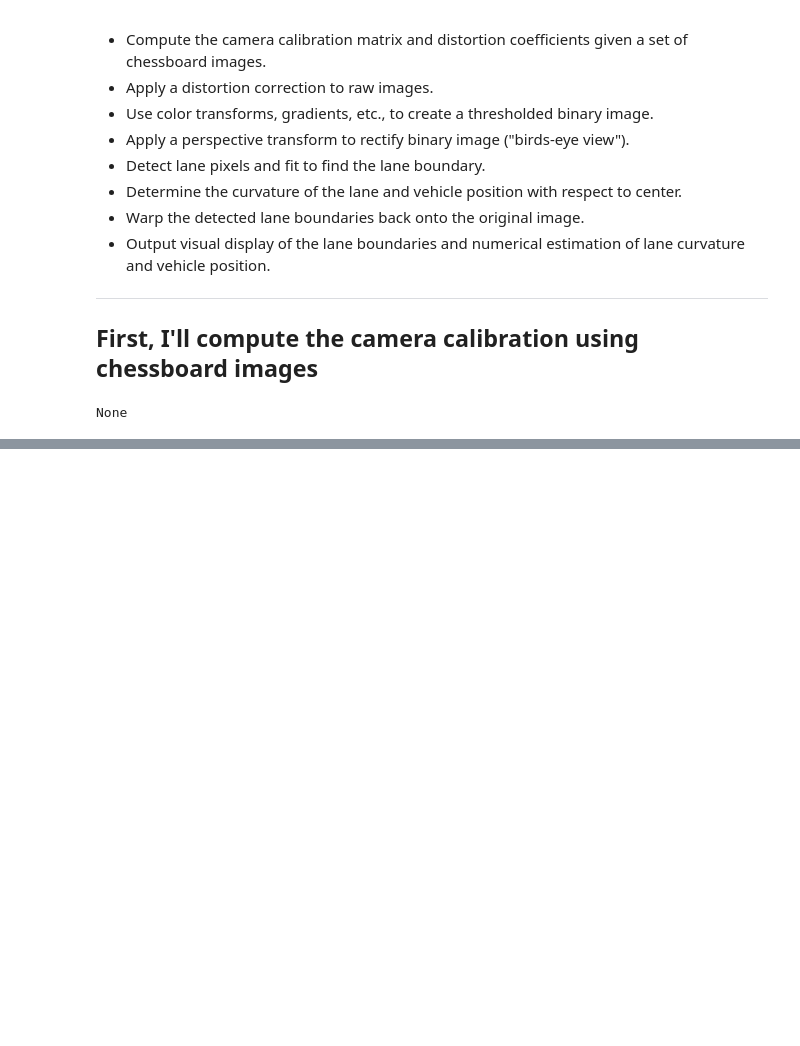
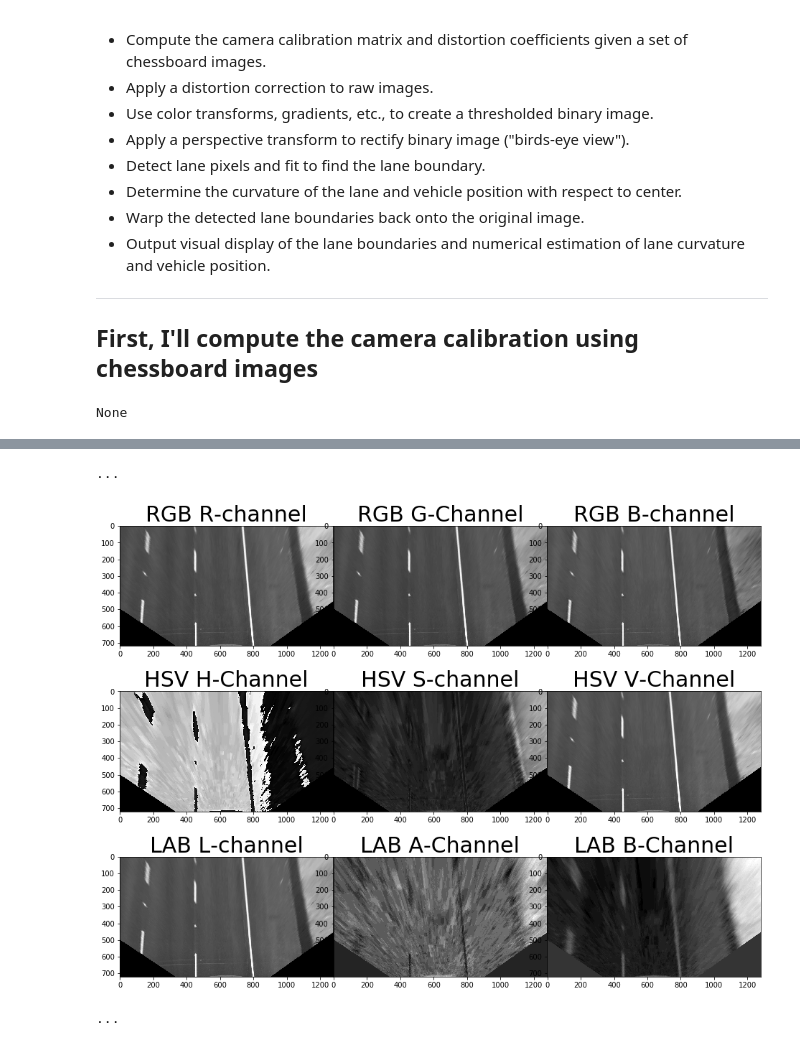
Before and after one commit to balakrishnan273818/AdvancedLaneDetection, a Jupyter notebook: example.ipynb, the cells around one changed output, grey strips where cells are left out. Drawn from its saved outputs; the diff is of its cells as text; code cells hidden in the pictures; blank space fills up the shorter version.

```diff
--- a/example.ipynb
+++ b/example.ipynb
@@ -192,0 +237,61 @@ plt.subplots_adjust(left=0., right=1, top=0.9, bottom=0.)
+# %%
+# Visualize multiple color space channels
+exampleImg_unwarp_R = exampleImg_unwarp[:,:,0]
+exampleImg_unwarp_G = exampleImg_unwarp[:,:,1]
+exampleImg_unwarp_B = exampleImg_unwarp[:,:,2]
+exampleImg_unwarp_HSV = cv2.cvtColor(exampleImg_unwarp, cv2.COLOR_RGB2HSV)
+exampleImg_unwarp_H = exampleImg_unwarp_HSV[:,:,0]
+exampleImg_unwarp_S = exampleImg_unwarp_HSV[:,:,1]
+exampleImg_unwarp_V = exampleImg_unwarp_HSV[:,:,2]
+exampleImg_unwarp_LAB = cv2.cvtColor(exampleImg_unwarp, cv2.COLOR_RGB2Lab)
+exampleImg_unwarp_L = exampleImg_unwarp_LAB[:,:,0]
+exampleImg_unwarp_A = exampleImg_unwarp_LAB[:,:,1]
+exampleImg_unwarp_B2 = exampleImg_unwarp_LAB[:,:,2]
+fig, axs = plt.subplots(3,3, figsize=(16, 12))
+fig.subplots_adjust(hspace = .2, wspace=.001)
+axs = axs.ravel()
+axs[0].imshow(exampleImg_unwarp_R, cmap='gray')
+axs[0].set_title('RGB R-channel', fontsize=30)
+axs[1].imshow(exampleImg_unwarp_G, cmap='gray')
+axs[1].set_title('RGB G-Channel', fontsize=30)
+axs[2].imshow(exampleImg_unwarp_B, cmap='gray')
+axs[2].set_title('RGB B-channel', fontsize=30)
+axs[3].imshow(exampleImg_unwarp_H, cmap='gray')
+axs[3].set_title('HSV H-Channel', fontsize=30)
+axs[4].imshow(exampleImg_unwarp_S, cmap='gray')
+axs[4].set_title('HSV S-channel', fontsize=30)
+axs[5].imshow(exampleImg_unwarp_V, cmap='gray')
+axs[5].set_title('HSV V-Channel', fontsize=30)
+axs[6].imshow(exampleImg_unwarp_L, cmap='gray')
+axs[6].set_title('LAB L-channel', fontsize=30)
+axs[7].imshow(exampleImg_unwarp_A, cmap='gray')
+axs[7].set_title('LAB A-Channel', fontsize=30)
+axs[8].imshow(exampleImg_unwarp_B2, cmap='gray')
+axs[8].set_title('LAB B-Channel', fontsize=30)
+print('...')
+# %% [output]
+...
+[figure, added]
+# %%
+# Define a function that applies Sobel x or y,
+# then takes an absolute value and applies a threshold.
+def abs_sobel_thresh(img, orient='x', thresh_min=25, thresh_max=255):
+    # Apply the following steps to img
+    # 1) Convert to grayscale === or LAB L channel
+    gray = (cv2.cvtColor(img, cv2.COLOR_RGB2Lab))[:,:,0]
+    # 2) Take the derivative in x or y given orient = 'x' or 'y'
+    sobel = cv2.Sobel(gray, cv2.CV_64F, orient=='x', orient=='y')
+    # 3) Take the absolute value of the derivative or gradient
+    abs_sobel = np.absolute(sobel)
+    # 4) Scale to 8-bit (0 - 255) then convert to type = np.uint8
+    scaled_sobel = np.uint8(255*abs_sobel/np.max(abs_sobel))
+    # 5) Create a mask of 1's where the scaled gradient magnitude
+            # is > thresh_min and < thresh_max
+    sxbinary = np.zeros_like(scaled_sobel)
+    sxbinary[(scaled_sobel >= thresh_min) & (scaled_sobel <= thresh_max)] = 1
+    # 6) Return this mask as your binary_output image
+    binary_output = sxbinary # Remove this line
+    return binary_output
+print('...')
+# %% [output]
+...
```
Also changed, not shown: parts of 26 cells of this notebook, 53 other files.
